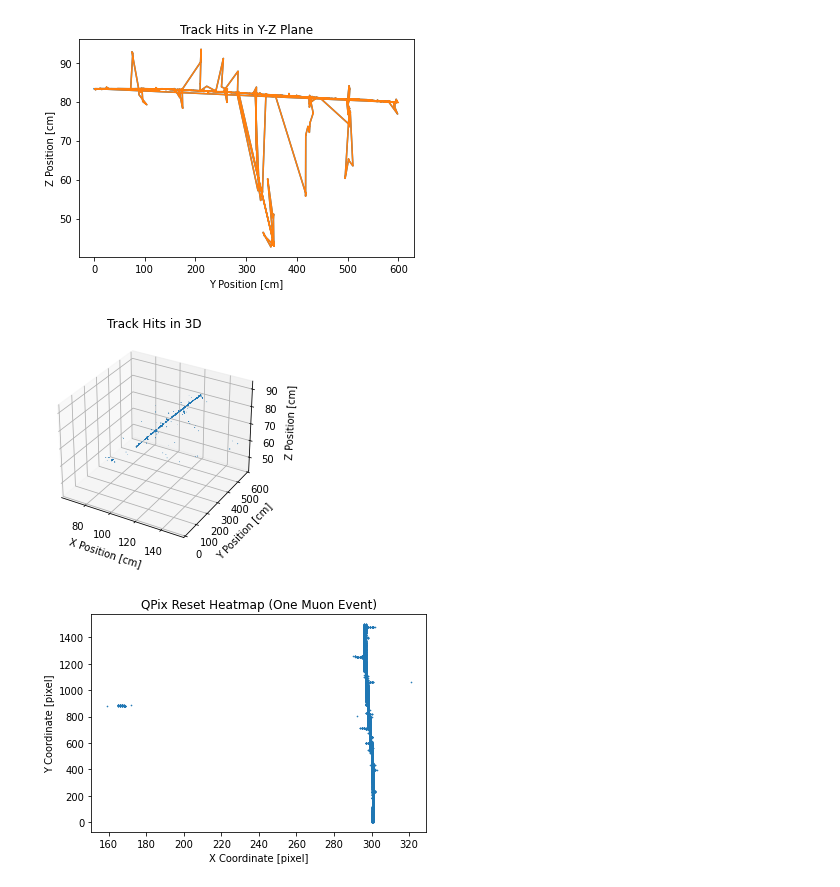
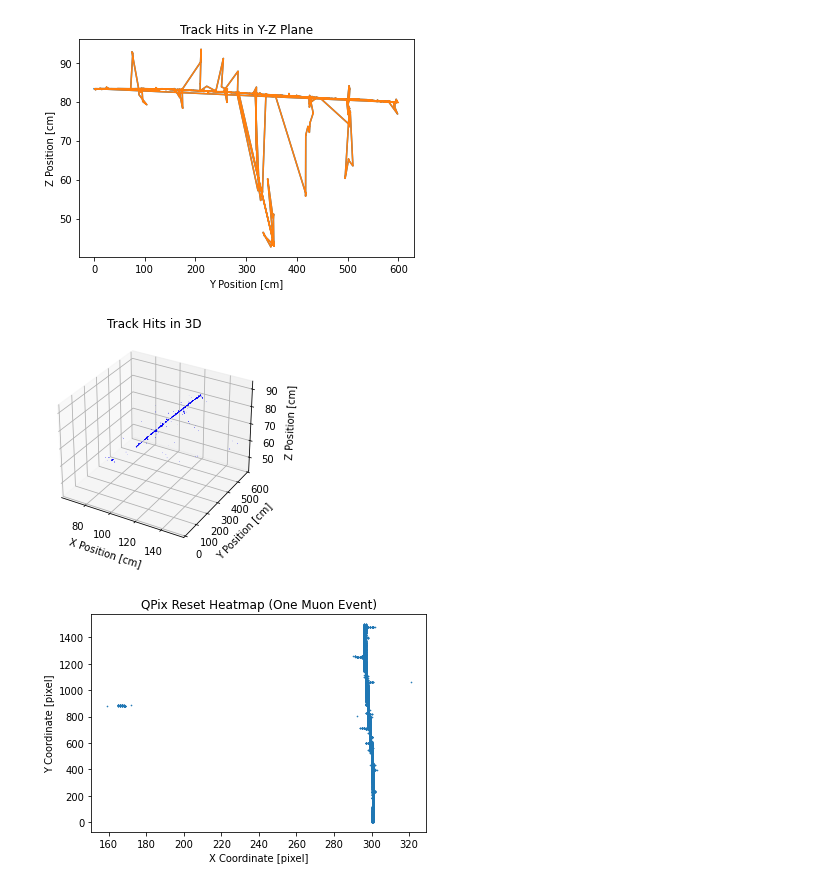
Before and after one commit to Eikenbcr/DUNE, a Jupyter notebook: Warmup/PyMacros/Warmup_Pandas.ipynb, the cells around one changed output. Saved outputs shown, nothing was run; the diff lists cells and outputs as text; code cells hidden in the pictures.

Commit message:
Fixed 3D Figure

```diff
--- a/Warmup/PyMacros/Warmup_Pandas.ipynb
+++ b/Warmup/PyMacros/Warmup_Pandas.ipynb
@@ -73,25 +73,25 @@ plt.savefig('HitTracks_YZ.png', dpi=1200)
 # %%
 def draw_3d_lines(xi, yi, zi, xf, yf, zf):
     fig = plt.figure()
     ax = fig.add_subplot(111, projection='3d')
 
     for i in range(len(xi)):
-        line = art3d.Line3D([xi[i], xf[i]], [yi[i], yf[i]], [zi[i], zf[i]], ls='-', lw='0.4')
+        line = art3d.Line3D([xi[i], xf[i]], [yi[i], yf[i]], [zi[i], zf[i]], ls='-', lw='0.25', color='b')
         ax.add_line(line)
 
     plt.title("Track Hits in 3D")
     ax.set_xlabel("X Position [cm]")
     ax.set_ylabel("Y Position [cm]")
     ax.set_zlabel("Z Position [cm]")
     ax.set_xlim3d([np.min(xi), np.max(xf)])
     ax.set_ylim3d([np.min(yi), np.max(yf)])
     ax.set_zlim3d([np.min(zi), np.max(zf)])
     ax.plot
 
 draw_3d_lines(xi_0, yi_0, zi_0, xf_0, yf_0, zf_0)
 plt.savefig('HitTracks_3D.png', dpi=1200)
 # %% [output]
-[figure, old version]
+[figure, new version]
 # %%
 fig = plt.figure()
 plt.scatter(resets_df[resets_df.event == 0].pixel_x, resets_df[resets_df.event == 0].pixel_y, 0.4, cmap='coolwarm')
```
